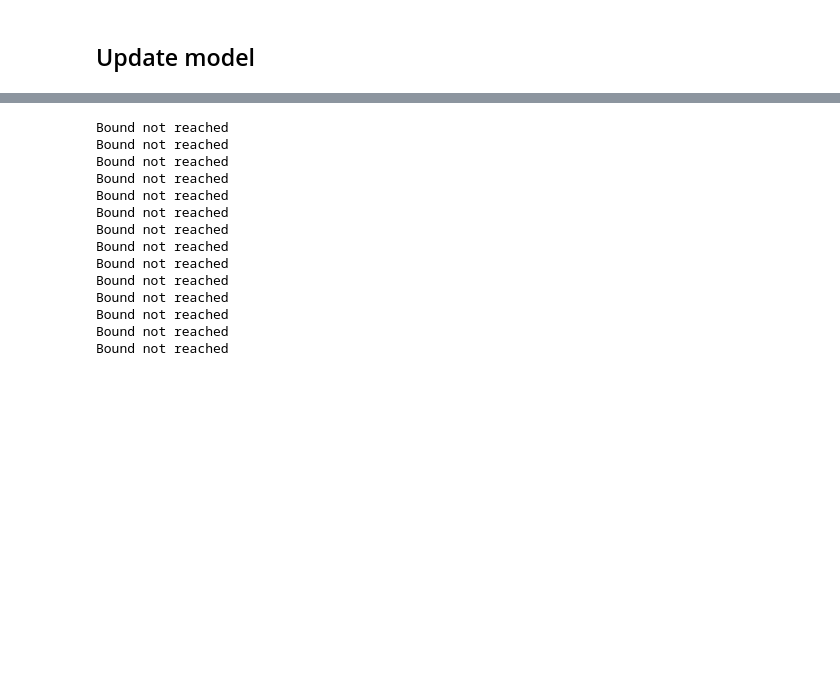
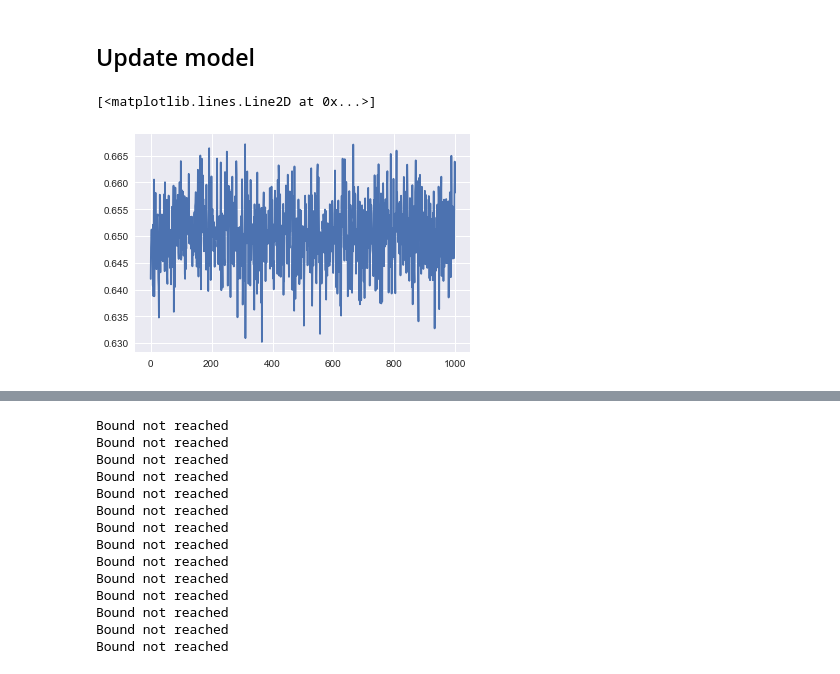
Before and after one commit to jazlab/SE_NL_MJ_2020, a Jupyter notebook: two_neuron_cascade.ipynb, the cells around one changed output, grey strips where cells are left out. Cells and saved outputs as stored; diff of their text form; code cells hidden in the pictures; blank space fills up the shorter version.

```diff
--- a/two_neuron_cascade.ipynb
+++ b/two_neuron_cascade.ipynb
@@ -327,3 +327,8 @@ print(np.mean(times_lst_sigma), np.std(times_lst_sigma))
 [figure]
 # %% [markdown]
 ## Update model
+# %%
+plt.plot(decision_sigma1[199])
+# %% [output]
+[<matplotlib.lines.Line2D at 0x...>]
+[figure, added]
```
Also changed, not shown: parts of 3 cells of this notebook.
